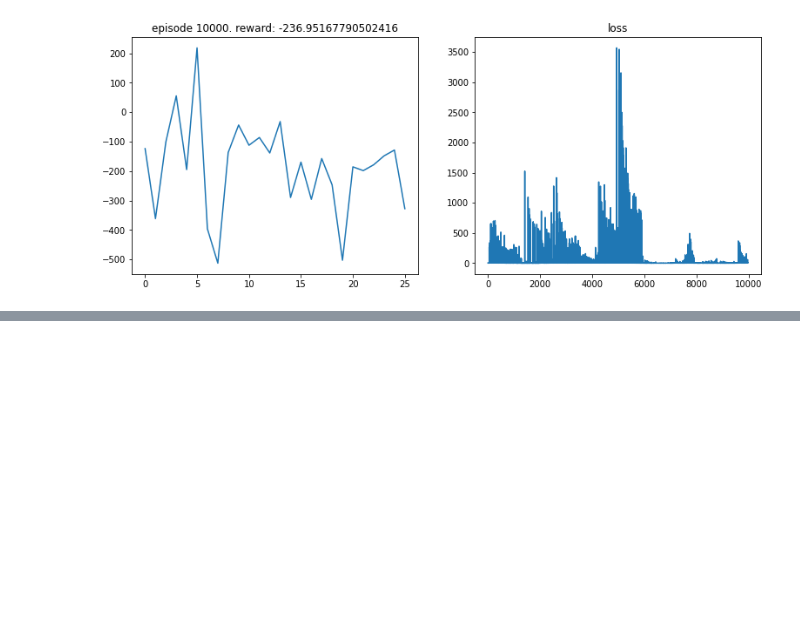
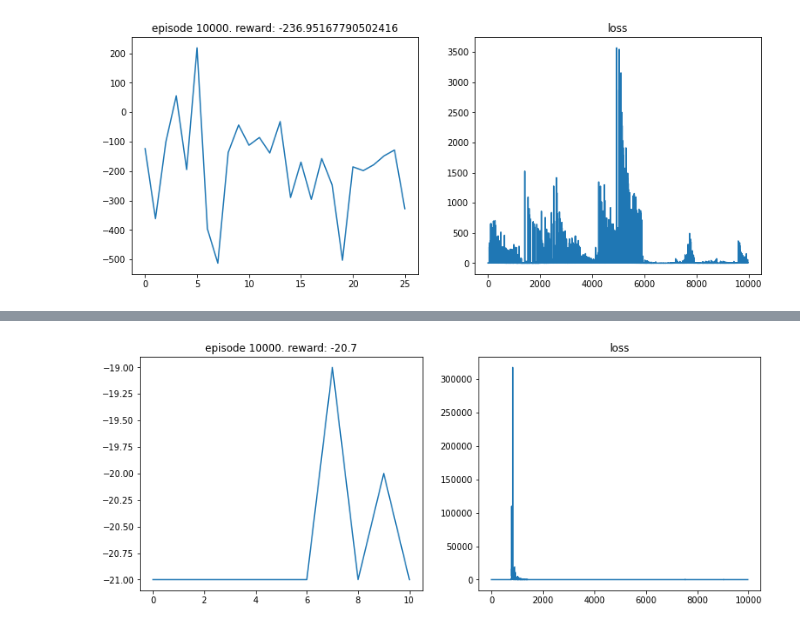
Before and after one commit to akraradets/2021JanRTML, a Jupyter notebook: lab14/lab14 - inlab.ipynb, the cells around one changed output, grey strips where cells are left out. Saved outputs shown, nothing was run; the diff lists cells and outputs as text; code cells hidden in the pictures; blank space fills up the shorter version.

Commit message:
pong v4

```diff
--- a/lab14/lab14 - inlab.ipynb
+++ b/lab14/lab14 - inlab.ipynb
@@ -189,0 +192,6 @@ torch.save(model.state_dict(), 'checkpoints/LunarLander.pth')
+# %%
+env_id = 'PongDeterministic-v4'
+env = gym.make(env_id)
+
+print(env.unwrapped.get_action_meanings())
+print(env.observation_space.shape)
@@ -189,0 +219,8 @@ torch.save(model.state_dict(), 'checkpoints/LunarLander.pth')
+# %%
+model = DQN(image_size * image_size, env.action_space.n).to(device)
+
+optimizer = optim.Adam(model.parameters())
+
+replay_buffer = ReplayBuffer(1000)
+
+model
@@ -189,0 +237,52 @@ torch.save(model.state_dict(), 'checkpoints/LunarLander.pth')
+# %%
+def train2(env, model, eps_by_episode, optimizer, replay_buffer, episodes = 10000, batch_size=32, gamma = 0.99):
+    losses = []
+    all_rewards = []
+    episode_reward = 0
+
+    obs = env.reset()
+    # convert observation state to image state, and reshape as 1D size
+    state = get_state(obs).view(image_size * image_size)
+    ######################################################
+    tot_reward = 0
+    tr = trange(episodes+1, desc='Agent training', leave=True)
+    for episode in tr:
+        tr.set_description("Agent training (episode{}) Avg Reward {}".format(episode+1,tot_reward/(episode+1)))
+        tr.refresh()
+
+        # get action with q-values
+        epsilon = eps_by_episode(episode)
+        action = model.act(state, epsilon, env, device)
+
+        # input action into state
+        next_obs, reward, done, _ = env.step(action)
+        # convert observation state to image state, and reshape as 1D size
+        next_state = get_state(next_obs).view(image_size * image_size)
+        ###################################################################
+        # save data into buffer
+        replay_buffer.push(state, action, reward, next_state, done)
+
+        tot_reward += reward
+
+        state = next_state
+        obs = next_obs
+        episode_reward += reward
+
+        if done:
+            obs = env.reset()
+            # convert observation state to image state, and reshape as 1D size
+            state = get_state(obs).view(image_size * image_size)
+            ###################################################################
+            all_rewards.append(episode_reward)
+            episode_reward = 0
+
+        if len(replay_buffer) > batch_size:
+            loss = compute_td_loss(model, batch_size, gamma)
+            losses.append(loss.item())
+
+    plot(episode, all_rewards, losses)
+    return model,all_rewards, losses
+
+model, all_rewards, losses = train2(env, model, eps_by_episode, optimizer, replay_buffer, episodes = 10000, batch_size=32, gamma = 0.99)
+# %% [output]
+[figure, added]
```
Also changed, not shown: parts of 5 cells of this notebook, 1 other file.
